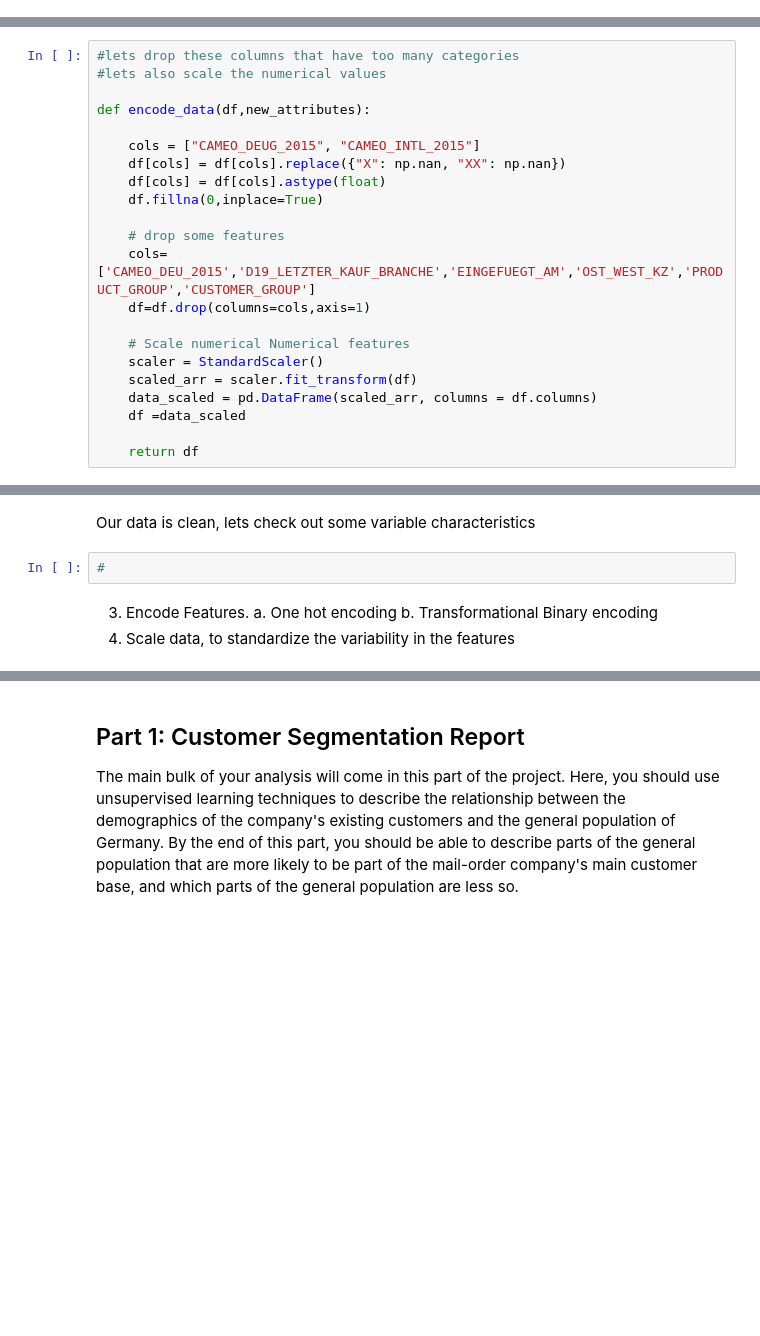
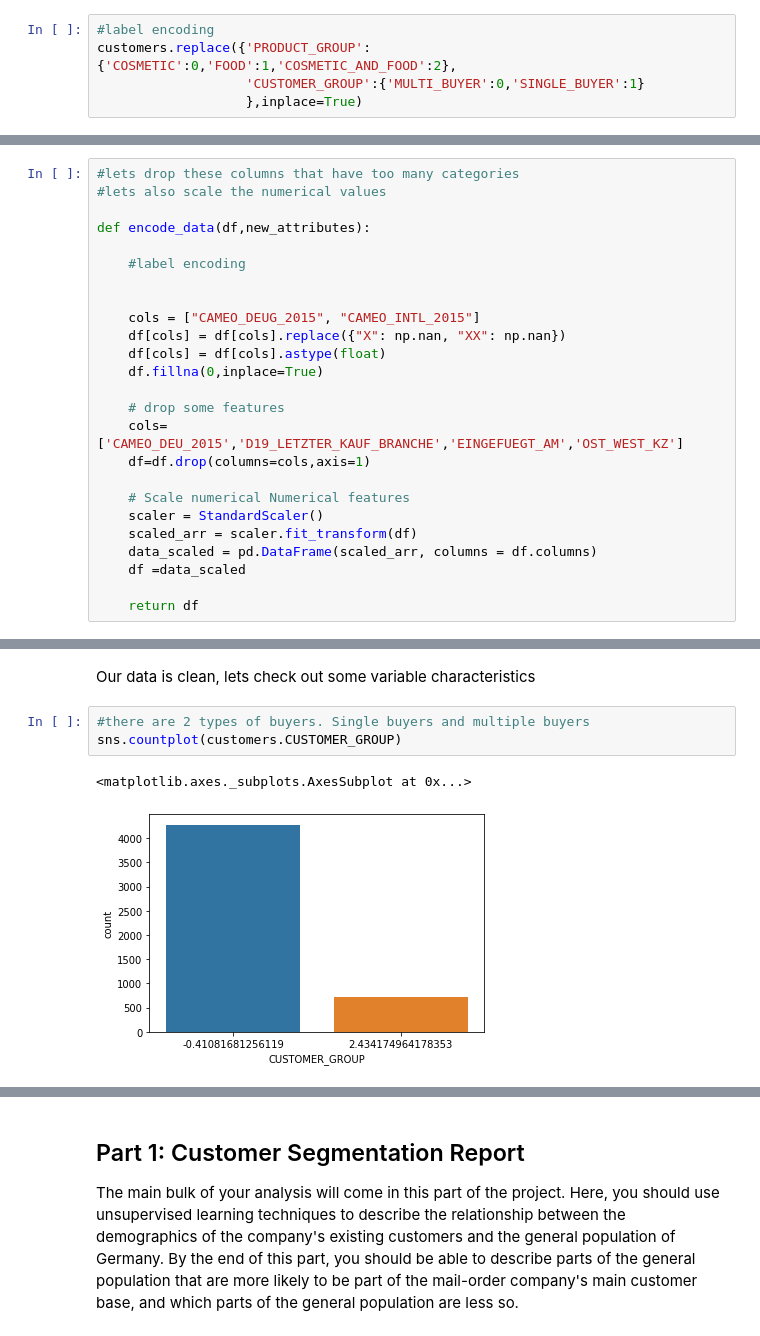
Before and after one commit to Joykareko/AWS-Udacity-Capstone-Project, a Jupyter notebook: Arvato_Project_Workbook.ipynb, the cells around one changed output, grey strips where cells are left out. Cells and saved outputs as stored; diff of their text form; blank space fills up the shorter version.

```diff
--- a/Arvato_Project_Workbook.ipynb
+++ b/Arvato_Project_Workbook.ipynb
@@ -302,3 +288,8 @@ customers= customers.sample(n=5000)
 print(population.shape,customers.shape)
 # %% [output]
 (5000, 366) (5000, 369)
+# %%
+#label encoding
+customers.replace({'PRODUCT_GROUP':{'COSMETIC':0,'FOOD':1,'COSMETIC_AND_FOOD':2},
+                   'CUSTOMER_GROUP':{'MULTI_BUYER':0,'SINGLE_BUYER':1}
+                   },inplace=True)
@@ -388,6 +389,9 @@ def impute_nas(df,new_attributes):
 #lets also scale the numerical values
 
 def encode_data(df,new_attributes):
+
+    #label encoding
+
 
     cols = ["CAMEO_DEUG_2015", "CAMEO_INTL_2015"]
     df[cols] = df[cols].replace({"X": np.nan, "XX": np.nan})
@@ -395,7 +399,7 @@ def encode_data(df,new_attributes):
     df.fillna(0,inplace=True)
 
     # drop some features
-    cols= ['CAMEO_DEU_2015','D19_LETZTER_KAUF_BRANCHE','EINGEFUEGT_AM','OST_WEST_KZ','PRODUCT_GROUP','CUSTOMER_GROUP']
+    cols= ['CAMEO_DEU_2015','D19_LETZTER_KAUF_BRANCHE','EINGEFUEGT_AM','OST_WEST_KZ']
     df=df.drop(columns=cols,axis=1)
 
     # Scale numerical Numerical features
@@ -497,10 +525,9 @@ dtype: int64
 ## Exploratory Data Analysis
 # %% [markdown]
 Our data is clean, lets check out some variable characteristics
-# %%
-#
-# %% [markdown]
-3. Encode Features.
-        a. One hot encoding
-        b. Transformational Binary encoding
-4. Scale data, to standardize the variability in the features
+# %%
+#there are 2 types of buyers. Single buyers and multiple buyers
+sns.countplot(customers.CUSTOMER_GROUP)
+# %% [output]
+<matplotlib.axes._subplots.AxesSubplot at 0x...>
+[figure, added]
```
Also changed, not shown: parts of 25 cells of this notebook.
